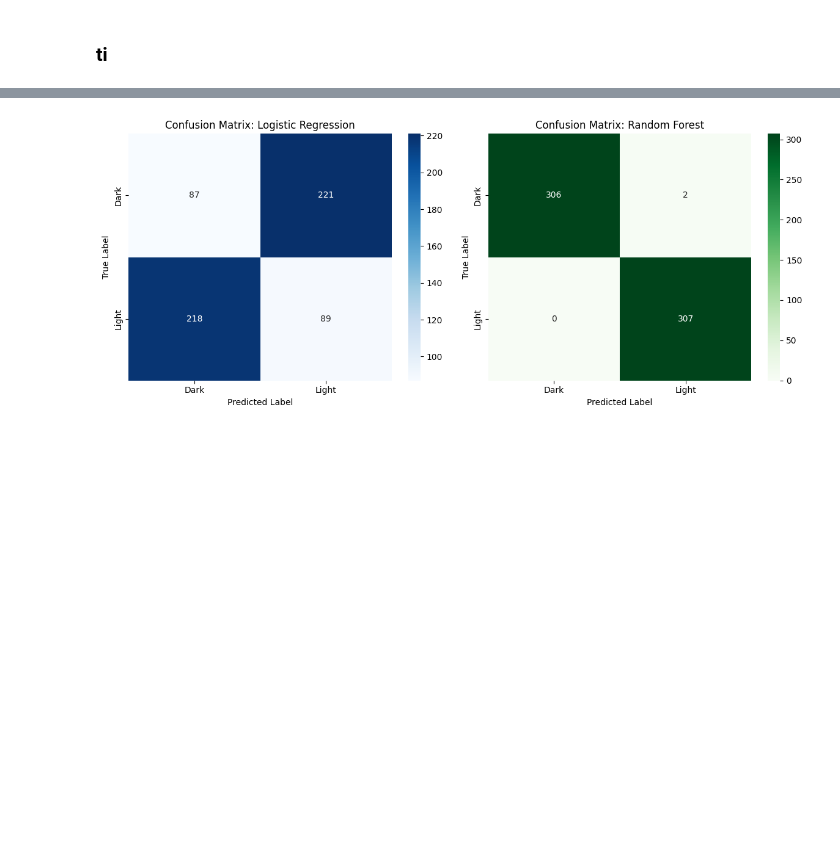
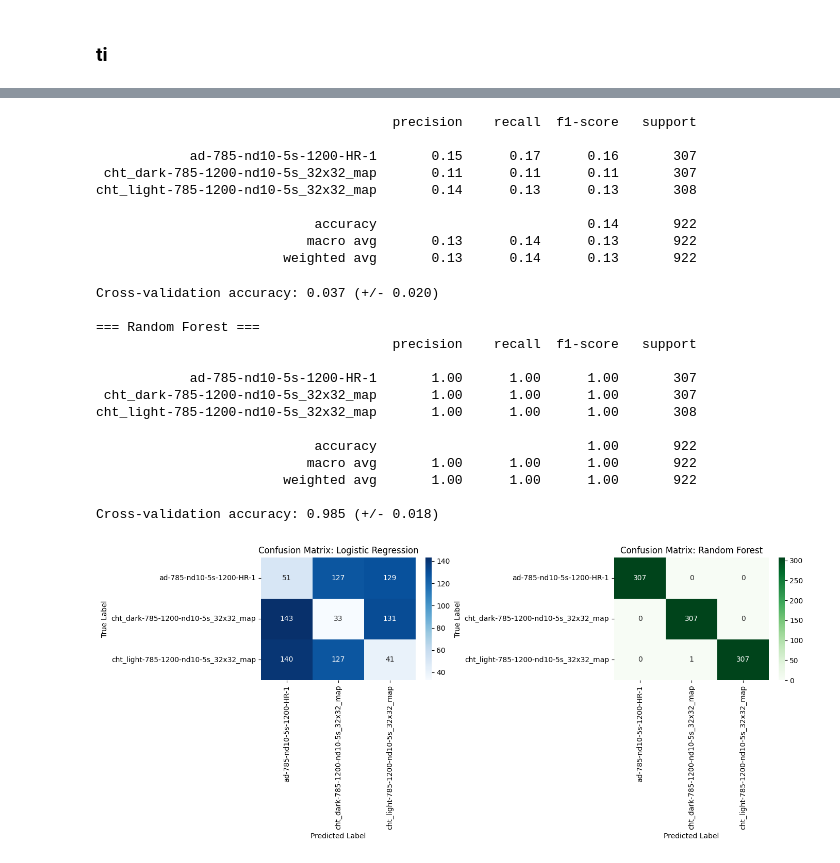
Before and after one commit to cmpolik/diploma-experiments, a Jupyter notebook: compare_datasets.ipynb, the cells around one changed output, grey strips where cells are left out. Cells and saved outputs as stored; diff of their text form; code cells hidden in the pictures; blank space fills up the shorter version.

```diff
--- a/compare_datasets.ipynb
+++ b/compare_datasets.ipynb
@@ -67,11 +96,10 @@ for f in filenames:
 # %%
-# Блок 4: Удаление полиномиального фона из спектров
+# Блок 3: Удаление полиномиального фона из спектров
 def remove_poly_background(spectra, degree=5):
     """
     Удаление полиномиального фона из спектров
     spectra: array формата (n_spectra, n_channels) или (x, y, n_channels)
     """
-    # Если 3D массив (картирование), преобразуем в 2D
     original_shape = spectra.shape
     if len(original_shape) == 3:
         spectra_2d = spectra.reshape(-1, original_shape[-1])
@@ -82,23 +110,20 @@ def remove_poly_background(spectra, degree=5):
     x = np.arange(spectra_2d.shape[1])
 
     for i, spectrum in enumerate(spectra_2d):
-        # Полиномиальная аппроксимация фона
         coeffs = np.polyfit(x, spectrum, degree)
         background = np.polyval(coeffs, x)
         corrected[i] = spectrum - background
 
-    # Возвращаем в исходную форму
     if len(original_shape) == 3:
         corrected = corrected.reshape(original_shape)
 
     return corrected
 
-# Применяем к обоим датасетам
-print("Удаление фона из первого датасета (dark)...")
-spectra_dark_cleaned = remove_poly_background(data_list[0][0])
-print(f"Результат: {spectra_dark_cleaned.shape}")
-
-print("\nУдаление фона из второго датасета (light)...")
-spectra_light_cleaned = remove_poly_background(data_list[1][0])
-print(f"Результат: {spectra_light_cleaned.shape}")
+# Применяем к всем датасетам
+spectra_cleaned_list = []
+for i, data in enumerate(data_list):
+    print(f"Удаление фона из датасета {i+1}: {file_labels[i]}...")
+    cleaned = remove_poly_background(data[0])
+    spectra_cleaned_list.append(cleaned)
+    print(f"  Результат: {cleaned.shape}")
 # %% [output]
@@ -330,5 +382,5 @@ plt.show()
 # %%
-# Блок 10: Классификация с оценкой качества
+# Блок 9: Классификация для 3+ классов
 from sklearn.linear_model import LogisticRegression
 from sklearn.ensemble import RandomForestClassifier
 from sklearn.model_selection import train_test_split, cross_val_score
@@ -340,44 +392,45 @@ X_train, X_test, y_train, y_test = train_test_split(
     all_spectra_norm, labels, test_size=0.3, random_state=42, stratify=labels
 )
 
-print(f"Train set: {X_train.shape}, Test set: {X_test.shape}")
+print(f"Train set: {X_train.shape}, Test set: {X_test.shape}\n")
 
-# Модель 1: Logistic Regression
-print("\n=== Logistic Regression ===")
-lr = LogisticRegression(max_iter=1000, random_state=42)
+# Модель 1: Logistic Regression (multi-class)
+print("=== Logistic Regression ===")
+# lr = LogisticRegression(max_iter=1000, random_state=42, multi_class='multinomial')
+lr = LogisticRegression(max_iter=1000, random_state=42) # i changed
+
 lr.fit(X_train, y_train)
 y_pred_lr = lr.predict(X_test)
 
-print(classification_report(y_test, y_pred_lr, target_names=['Dark', 'Light']))
+print(classification_report(y_test, y_pred_lr, target_names=file_labels))
 
-# Cross-validation
 cv_scores_lr = cross_val_score(lr, all_spectra_norm, labels, cv=5)
-print(f"Cross-validation accuracy: {cv_scores_lr.mean():.3f} (+/- {cv_scores_lr.std():.3f})")
+print(f"Cross-validation accuracy: {cv_scores_lr.mean():.3f} (+/- {cv_scores_lr.std():.3f})\n")
 
 # Модель 2: Random Forest
-print("\n=== Random Forest ===")
+print("=== Random Forest ===")
 rf = RandomForestClassifier(n_estimators=100, random_state=42, max_depth=10)
 rf.fit(X_train, y_train)
 y_pred_rf = rf.predict(X_test)
 
-print(classification_report(y_test, y_pred_rf, target_names=['Dark', 'Light']))
+print(classification_report(y_test, y_pred_rf, target_names=file_labels))
 
 cv_scores_rf = cross_val_score(rf, all_spectra_norm, labels, cv=5)
 print(f"Cross-validation accuracy: {cv_scores_rf.mean():.3f} (+/- {cv_scores_rf.std():.3f})")
 
-# Confusion Matrix
-fig, axes = plt.subplots(1, 2, figsize=(12, 5))
+# Confusion Matrices
+fig, axes = plt.subplots(1, 2, figsize=(14, 6))
 
 cm_lr = confusion_matrix(y_test, y_pred_lr)
 sns.heatmap(cm_lr, annot=True, fmt='d', cmap='Blues',
-            xticklabels=['Dark', 'Light'], yticklabels=['Dark', 'Light'], ax=axes[0])
+            xticklabels=file_labels, yticklabels=file_labels, ax=axes[0])
 axes[0].set_title('Confusion Matrix: Logistic Regression')
 axes[0].set_ylabel('True Label')
 axes[0].set_xlabel('Predicted Label')
 
 cm_rf = confusion_matrix(y_test, y_pred_rf)
 sns.heatmap(cm_rf, annot=True, fmt='d', cmap='Greens',
-            xticklabels=['Dark', 'Light'], yticklabels=['Dark', 'Light'], ax=axes[1])
+            xticklabels=file_labels, yticklabels=file_labels, ax=axes[1])
 axes[1].set_title('Confusion Matrix: Random Forest')
 axes[1].set_ylabel('True Label')
 axes[1].set_xlabel('Predicted Label')
@@ -405 +444,24 @@ Cross-validation accuracy: 0.999 (+/- 0.001)
+                                      precision    recall  f1-score   support
+
+            ad-785-nd10-5s-1200-HR-1       0.15      0.17      0.16       307
+ cht_dark-785-1200-nd10-5s_32x32_map       0.11      0.11      0.11       307
+cht_light-785-1200-nd10-5s_32x32_map       0.14      0.13      0.13       308
+
+                            accuracy                           0.14       922
+                           macro avg       0.13      0.14      0.13       922
+                        weighted avg       0.13      0.14      0.13       922
+Cross-validation accuracy: 0.037 (+/- 0.020)
+
+=== Random Forest ===
+                                      precision    recall  f1-score   support
+
+            ad-785-nd10-5s-1200-HR-1       1.00      1.00      1.00       307
+ cht_dark-785-1200-nd10-5s_32x32_map       1.00      1.00      1.00       307
+cht_light-785-1200-nd10-5s_32x32_map       1.00      1.00      1.00       308
+
+                            accuracy                           1.00       922
+                           macro avg       1.00      1.00      1.00       922
+                        weighted avg       1.00      1.00      1.00       922
+
+Cross-validation accuracy: 0.985 (+/- 0.018)
-[figure, old version]
+[figure, new version]
```
Also changed, not shown: parts of 12 cells of this notebook.
